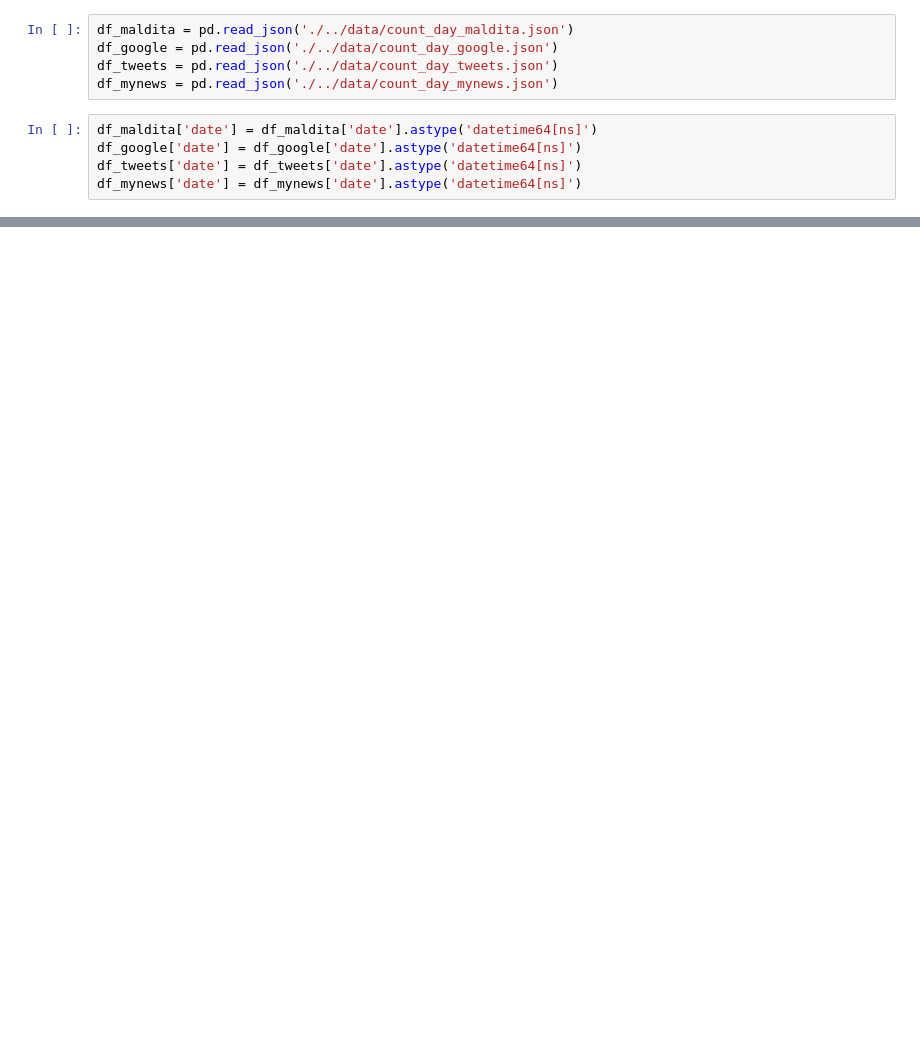
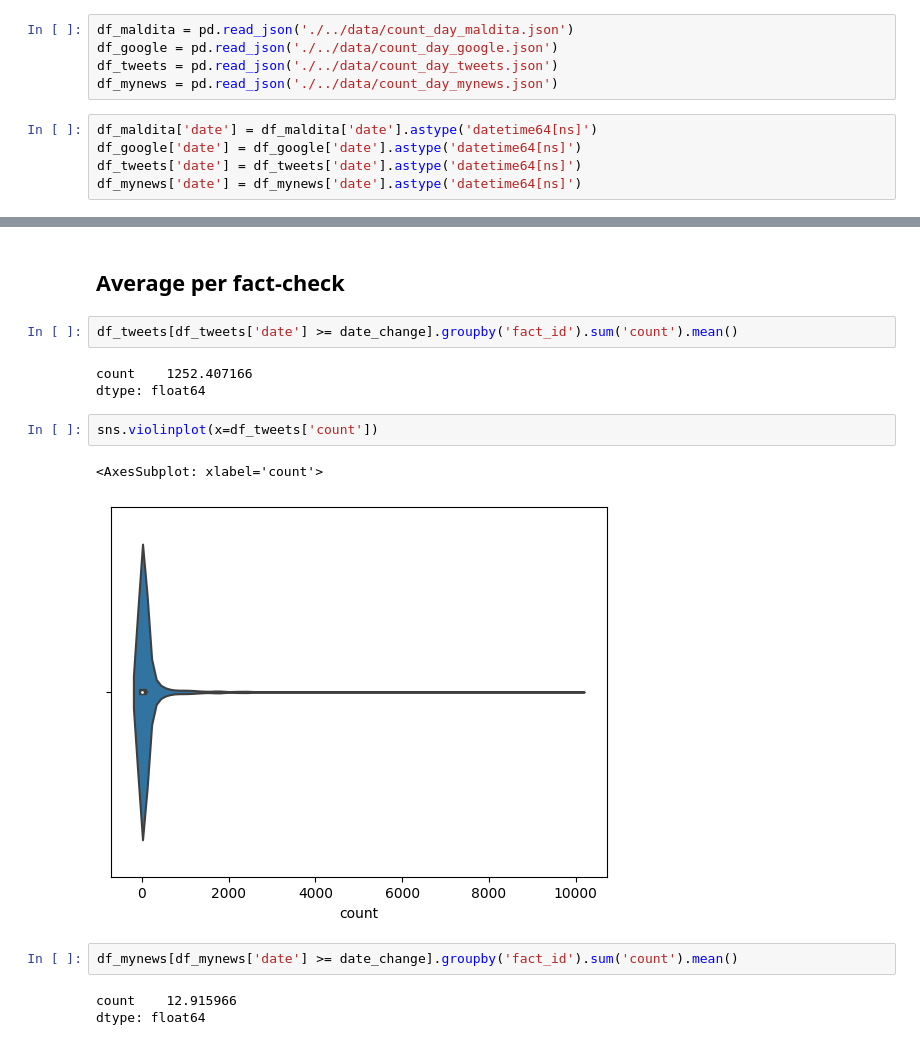
Before and after one commit to TeMU-BSC/iberifier, a Jupyter notebook: analysis/time_descriptive.ipynb, the cells around one changed output, grey strips where cells are left out. Drawn from its saved outputs; the diff is of its cells as text; blank space fills up the shorter version.

```diff
--- a/analysis/time_descriptive.ipynb
+++ b/analysis/time_descriptive.ipynb
@@ -16,0 +61,17 @@ df_mynews['date'] = df_mynews['date'].astype('datetime64[ns]')
+# %% [markdown]
+## Average per fact-check
+# %%
+df_tweets[df_tweets['date'] >= date_change].groupby('fact_id').sum('count').mean()
+# %% [output]
+count    1252.407166
+dtype: float64
+# %%
+sns.violinplot(x=df_tweets['count'])
+# %% [output]
+<AxesSubplot: xlabel='count'>
+[figure, added]
+# %%
+df_mynews[df_mynews['date'] >= date_change].groupby('fact_id').sum('count').mean()
+# %% [output]
+count    12.915966
+dtype: float64
```
Also changed, not shown: parts of 16 cells of this notebook, 3 other files.
